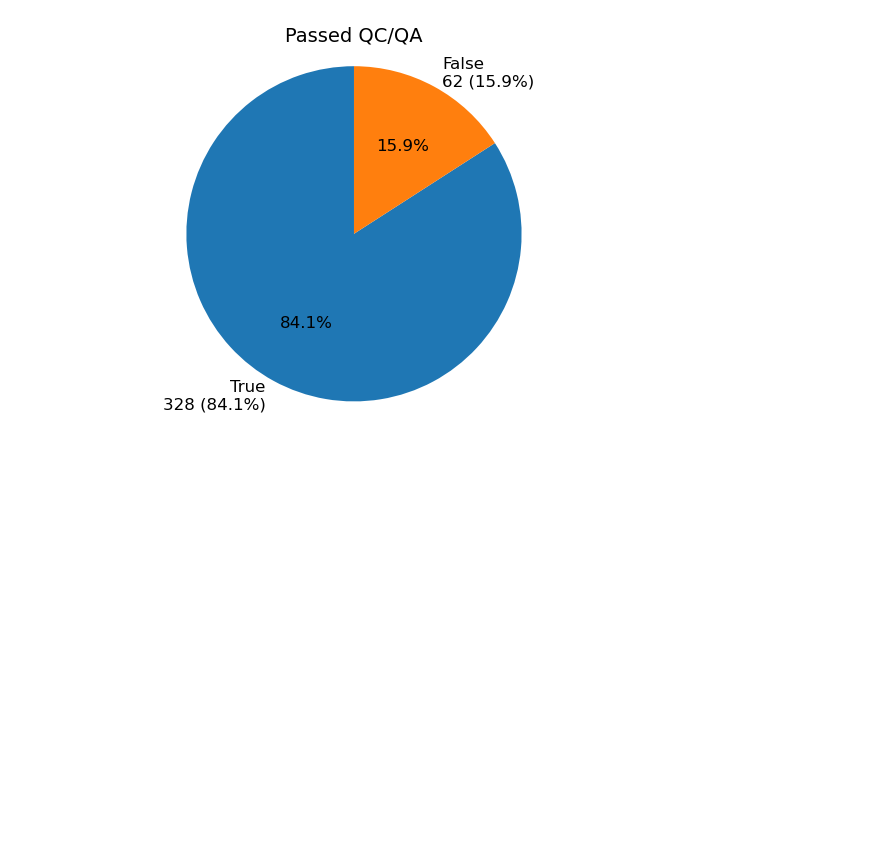
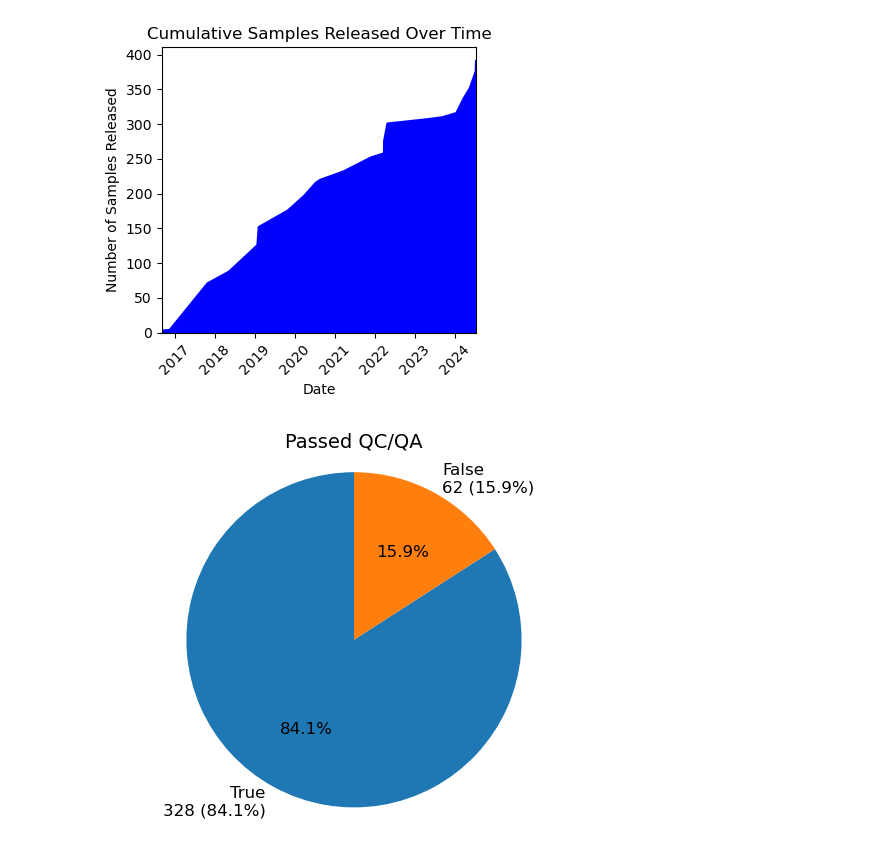
Before and after one commit to cristalzucsd/iModulonMiner, a Jupyter notebook: 6_plotting/1_overall_summary.ipynb, the cells around one changed output. Drawn from its saved outputs; the diff is of its cells as text; code cells hidden in the pictures; blank space fills up the shorter version.

```diff
--- a/6_plotting/1_overall_summary.ipynb
+++ b/6_plotting/1_overall_summary.ipynb
@@ -28,3 +31,30 @@ ica_data.gene_table.loc[keep]
 # %%
-ica_data.view_imodulon('nitrogen_fixation')
+df = pd.read_csv('../data/raw_data/Zymomonas_mobilis.csv', index_col = 0, encoding='ISO-8859-1')
+
+# Ensure 'energy_production_1' is a datetime object
+df['run_date'] = pd.to_datetime(df['run_date'], errors='coerce')
+
+# Group by date and count the number of samples
+date_counts = df['run_date'].dt.date.value_counts().sort_index()
+
+# Compute the cumulative sum
+cumulative_counts = date_counts.sort_index().cumsum()
+
+# Plotting the cumulative counts
+plt.figure(figsize=(4, 4))
+plt.plot(cumulative_counts.index, cumulative_counts.values, linestyle='-', color='b')
+plt.fill_between(cumulative_counts.index, cumulative_counts.values, color='b')
+
+# Add labels and title
+plt.xlabel('Date')
+plt.ylabel('Number of Samples Released')
+plt.title('Cumulative Samples Released Over Time')
+plt.xticks(rotation=45)
+plt.tight_layout()
+plt.xlim([cumulative_counts.index.min(), cumulative_counts.index.max()])
+plt.ylim([0, cumulative_counts.max() * 1.05])  # Set y-axis limit with a 5% margin on the maximum value
+
+# Show plot
+plt.savefig('../figures/released_samples.pdf', transparent = True)
+plt.show()
 # %% [output]
@@ -42,3 +61,4 @@ ica_data.view_imodulon('nitrogen_fixation')
+[figure, added]
 # %%
 # let's create some summary tables, first pie chart of QC pass/fail
 data = dict(QC_stats_df.passed_curation.value_counts())
```
Also changed, not shown: parts of 4 cells of this notebook, 27 other files.
